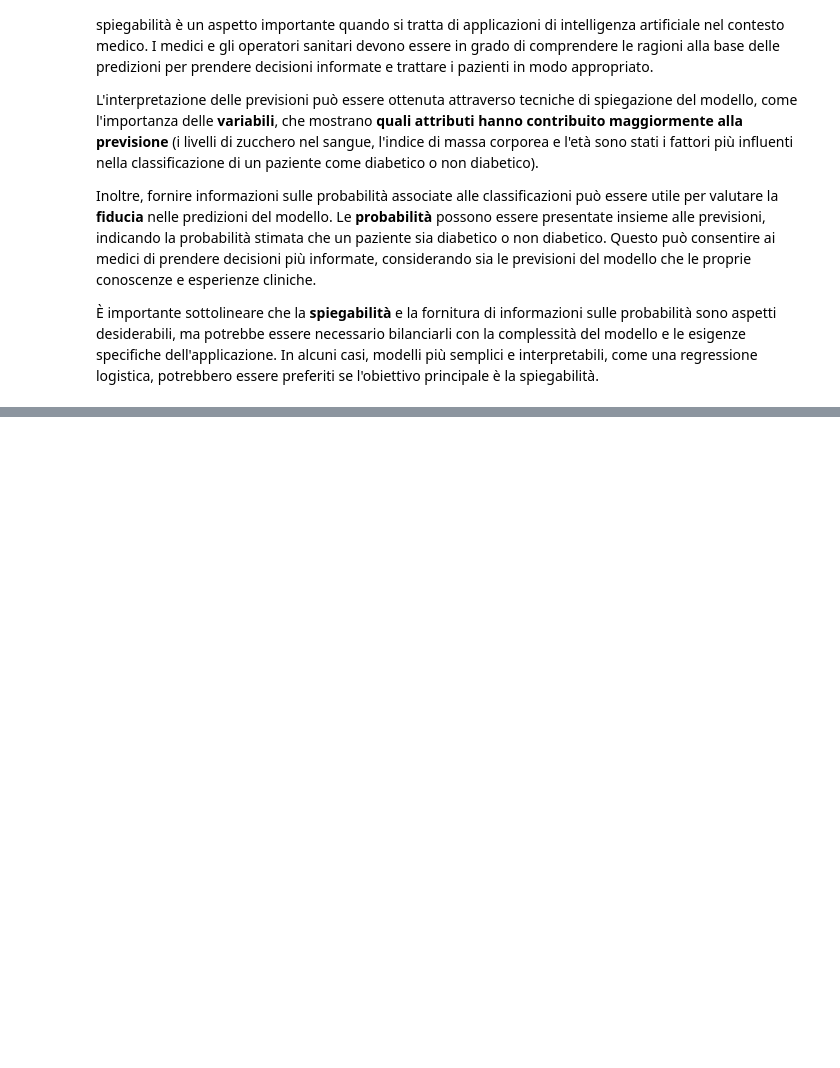
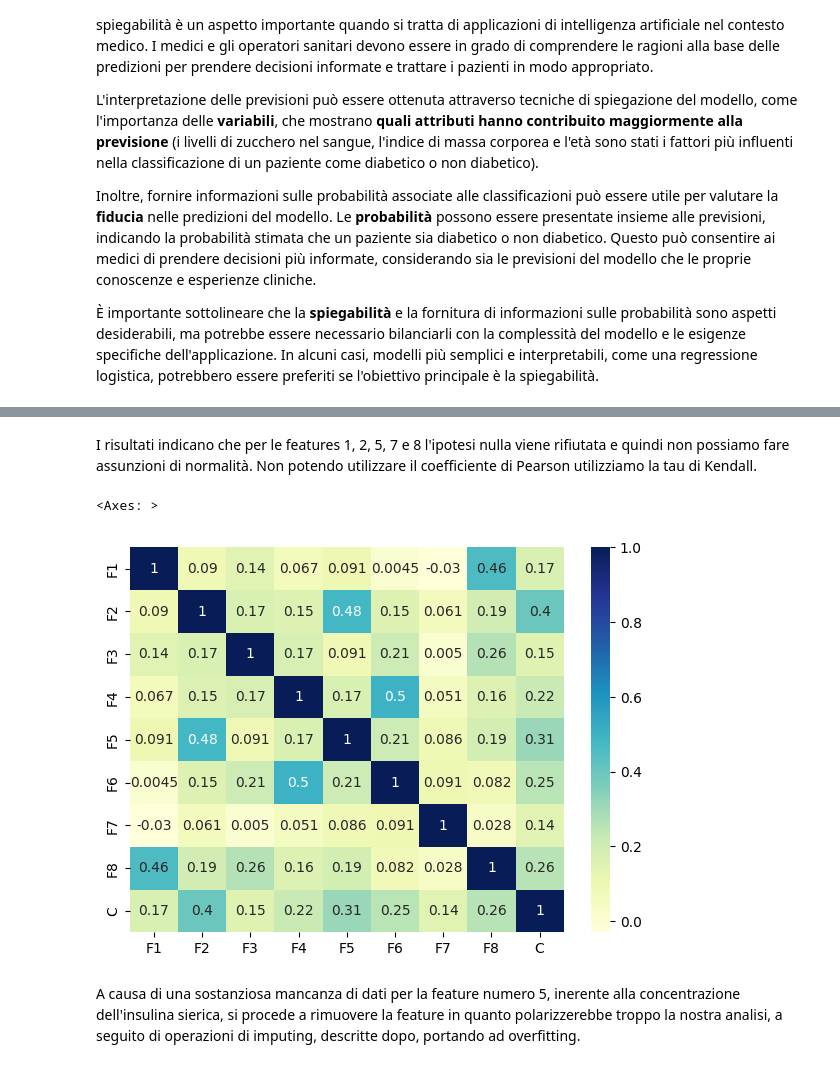
Before and after one commit to simonc999/Machine-learning-project, a Jupyter notebook: Untitled0.ipynb, the cells around one changed output, grey strips where cells are left out. Saved outputs shown, nothing was run; the diff lists cells and outputs as text; code cells hidden in the pictures; blank space fills up the shorter version.

```diff
--- a/Untitled0.ipynb
+++ b/Untitled0.ipynb
@@ -56,0 +229,18 @@ Inoltre, fornire informazioni sulle probabilità associate alle classificazioni
+# %% [markdown]
+I risultati indicano che per le features 1, 2, 5, 7 e 8 l'ipotesi nulla viene rifiutata e quindi non possiamo fare assunzioni di normalità. Non potendo utilizzare il coefficiente di Pearson utilizziamo la tau di Kendall.
+# %%
+from pylab import rcParams
+import seaborn as sb
+
+
+rcParams['figure.figsize'] = 7,5
+sb.heatmap(originalDATASET_nan.corr(method='kendall'),
+           xticklabels=originalDATASET_nan.columns.values,
+           yticklabels=originalDATASET_nan.columns.values,
+           cmap="YlGnBu",
+          annot=True )
+# %% [output]
+<Axes: >
+[figure, added]
+# %% [markdown]
+A causa di una sostanziosa mancanza di dati per la feature numero 5, inerente alla concentrazione dell'insulina sierica, si procede a rimuovere la feature in quanto polarizzerebbe troppo la nostra analisi, a seguito di operazioni di imputing, descritte dopo, portando ad overfitting.
```
Also changed, not shown: parts of 40 cells of this notebook.
